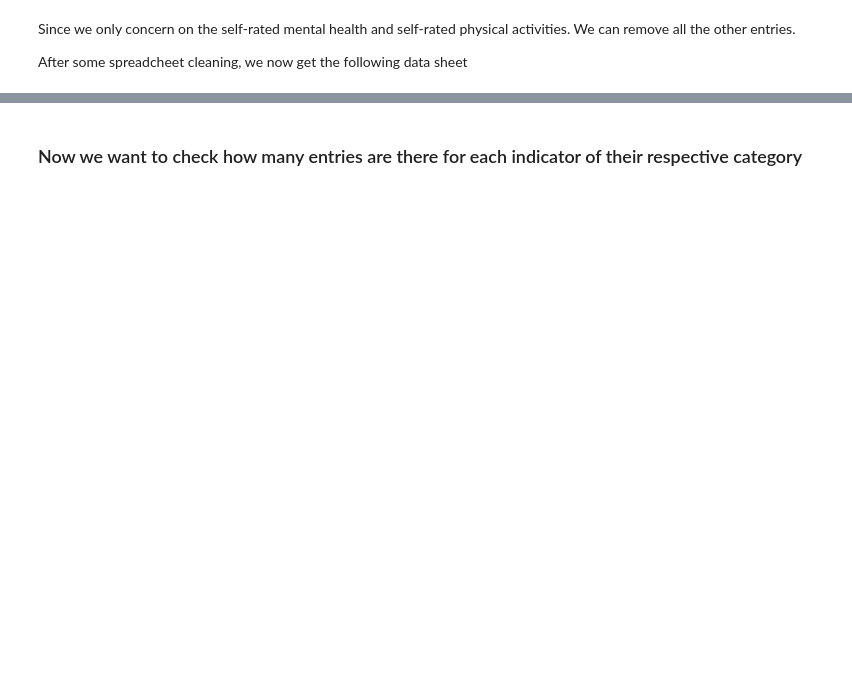
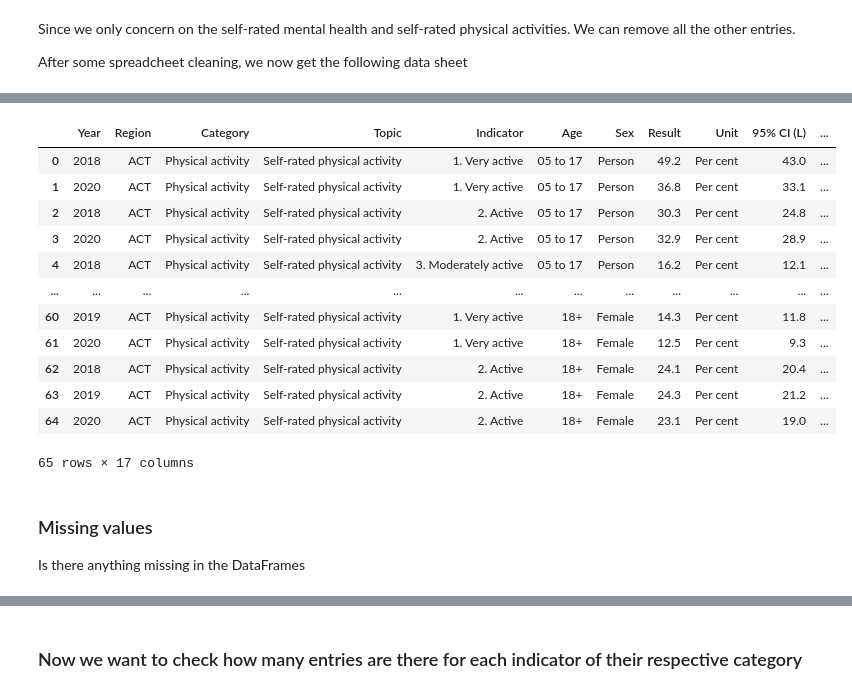
Before and after one commit to cnm13ryan/Model-2-Data-driven-social-policies, a Jupyter notebook: ActGeneralHealthSurvey.ipynb, the cells around one changed output, grey strips where cells are left out. Drawn from its saved outputs; the diff is of its cells as text; code cells hidden in the pictures; blank space fills up the shorter version.

```diff
--- a/ActGeneralHealthSurvey.ipynb
+++ b/ActGeneralHealthSurvey.ipynb
@@ -305,0 +313,21 @@ df1
+# %%
+# Load listings data set
+df2 = pd.read_csv(f"{data_directory}/physicalActivity.csv", sep=',', quotechar='"')
+df2
+# %% [output]
+|  | Year | Region | Category | Topic | Indicator | Age | Sex | Result | Unit | 95% CI (L) | ... |
+| 0 | 2018 | ACT | Physical activity | Self-rated physical activity | 1. Very active | 05 to 17 | Person | 49.2 | Per cent | 43.0 | ... |
+| 1 | 2020 | ACT | Physical activity | Self-rated physical activity | 1. Very active | 05 to 17 | Person | 36.8 | Per cent | 33.1 | ... |
+| 2 | 2018 | ACT | Physical activity | Self-rated physical activity | 2. Active | 05 to 17 | Person | 30.3 | Per cent | 24.8 | ... |
+| 3 | 2020 | ACT | Physical activity | Self-rated physical activity | 2. Active | 05 to 17 | Person | 32.9 | Per cent | 28.9 | ... |
+| 4 | 2018 | ACT | Physical activity | Self-rated physical activity | 3. Moderately active | 05 to 17 | Person | 16.2 | Per cent | 12.1 | ... |
+| ... | ... | ... | ... | ... | ... | ... | ... | ... | ... | ... | ... |
+| 60 | 2019 | ACT | Physical activity | Self-rated physical activity | 1. Very active | 18+ | Female | 14.3 | Per cent | 11.8 | ... |
+| 61 | 2020 | ACT | Physical activity | Self-rated physical activity | 1. Very active | 18+ | Female | 12.5 | Per cent | 9.3 | ... |
+| 62 | 2018 | ACT | Physical activity | Self-rated physical activity | 2. Active | 18+ | Female | 24.1 | Per cent | 20.4 | ... |
+| 63 | 2019 | ACT | Physical activity | Self-rated physical activity | 2. Active | 18+ | Female | 24.3 | Per cent | 21.2 | ... |
+| 64 | 2020 | ACT | Physical activity | Self-rated physical activity | 2. Active | 18+ | Female | 23.1 | Per cent | 19.0 | ... |
+65 rows × 17 columns
+# %% [markdown]
+### Missing values
+Is there anything missing in the DataFrames
```
Also changed, not shown: parts of 18 cells of this notebook, 6 other files.
